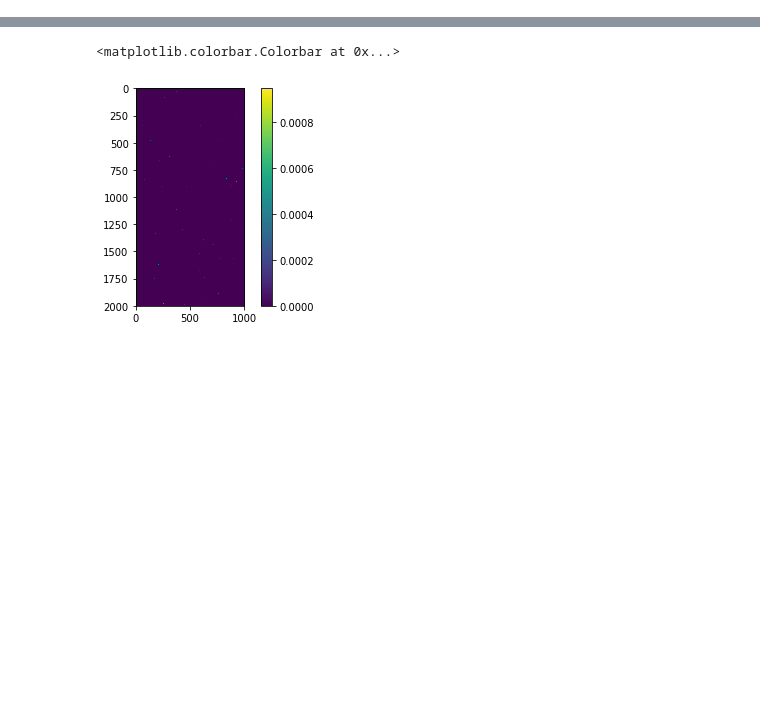
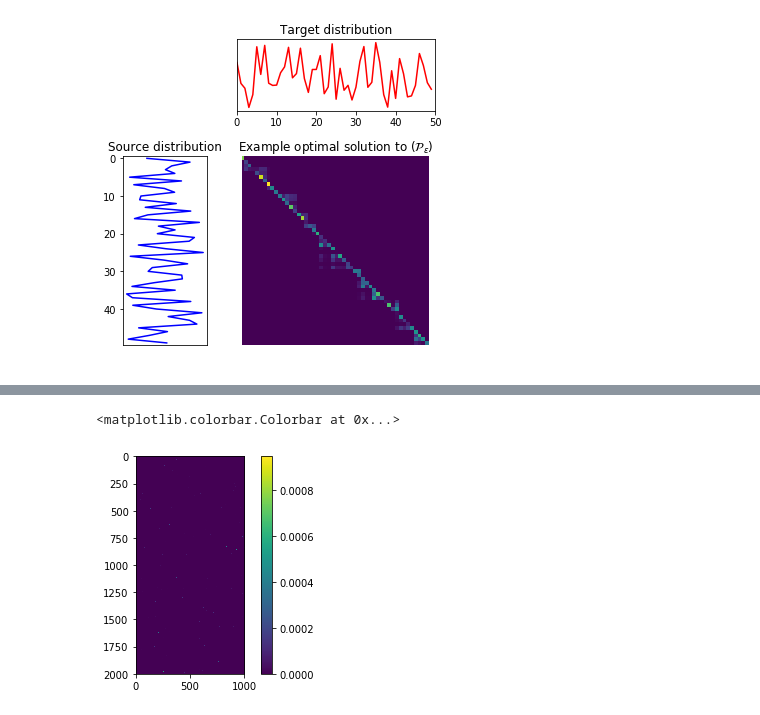
Before and after one commit to evilyingyun/large-scale-optimal-transport, a Jupyter notebook: implem.ipynb, the cells around one changed output, grey strips where cells are left out. Drawn from its saved outputs; the diff is of its cells as text; code cells hidden in the pictures; blank space fills up the shorter version.

```diff
--- a/implem.ipynb
+++ b/implem.ipynb
@@ -40,3 +93,15 @@ plt.colorbar()
+# %%
+from ot import plot
+
+fig = plt.figure(figsize=(5, 5))
+plot1D_mat(a, b, pi_sink)
+plt.title(r"Example optimal solution to $(\mathcal{P}_\varepsilon)$")
+
+plt.tight_layout()
+
+plt.savefig('example_discrete.pdf')
+# %% [output]
+[figure, added]
 # %%
 plt.figure()
 plt.bar(np.arange(N_SOURCE), a)
```
Also changed, not shown: parts of 35 cells of this notebook, 29 other files.
